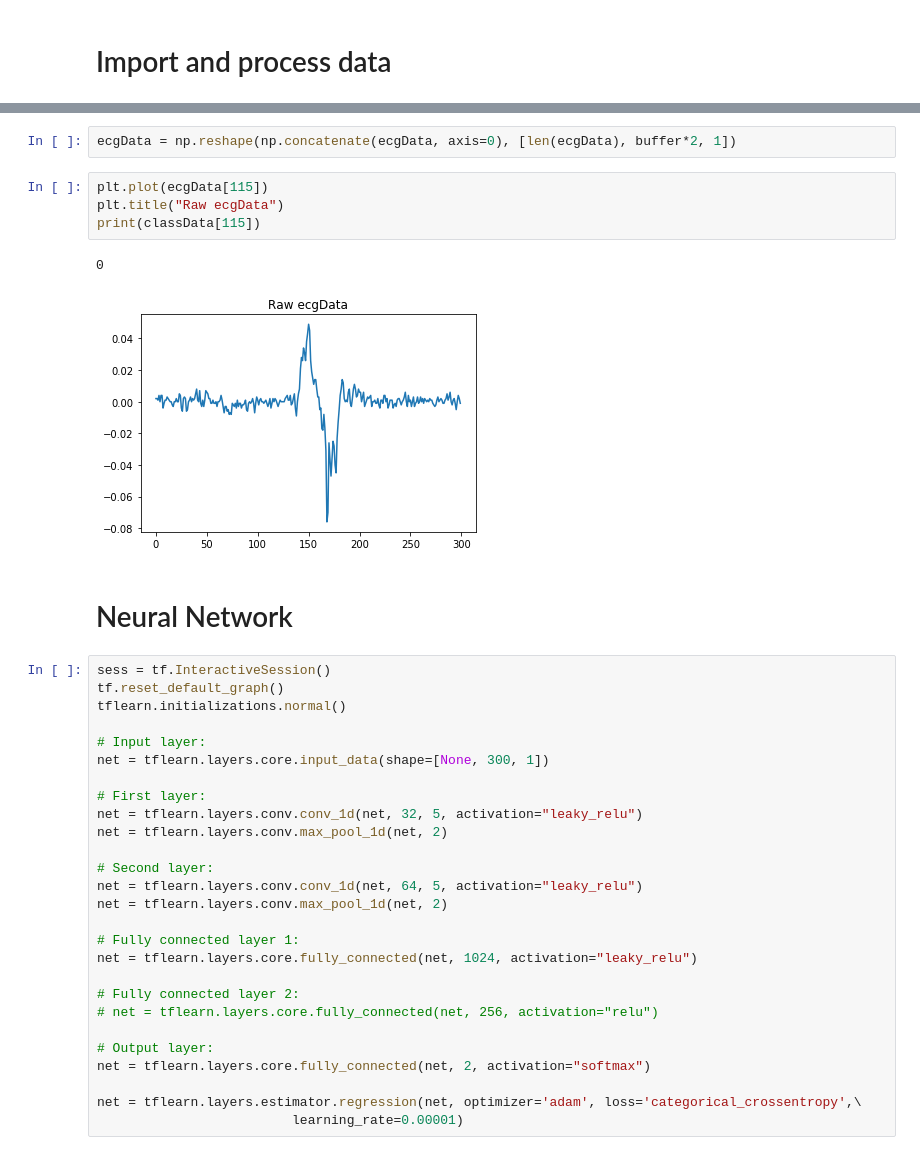
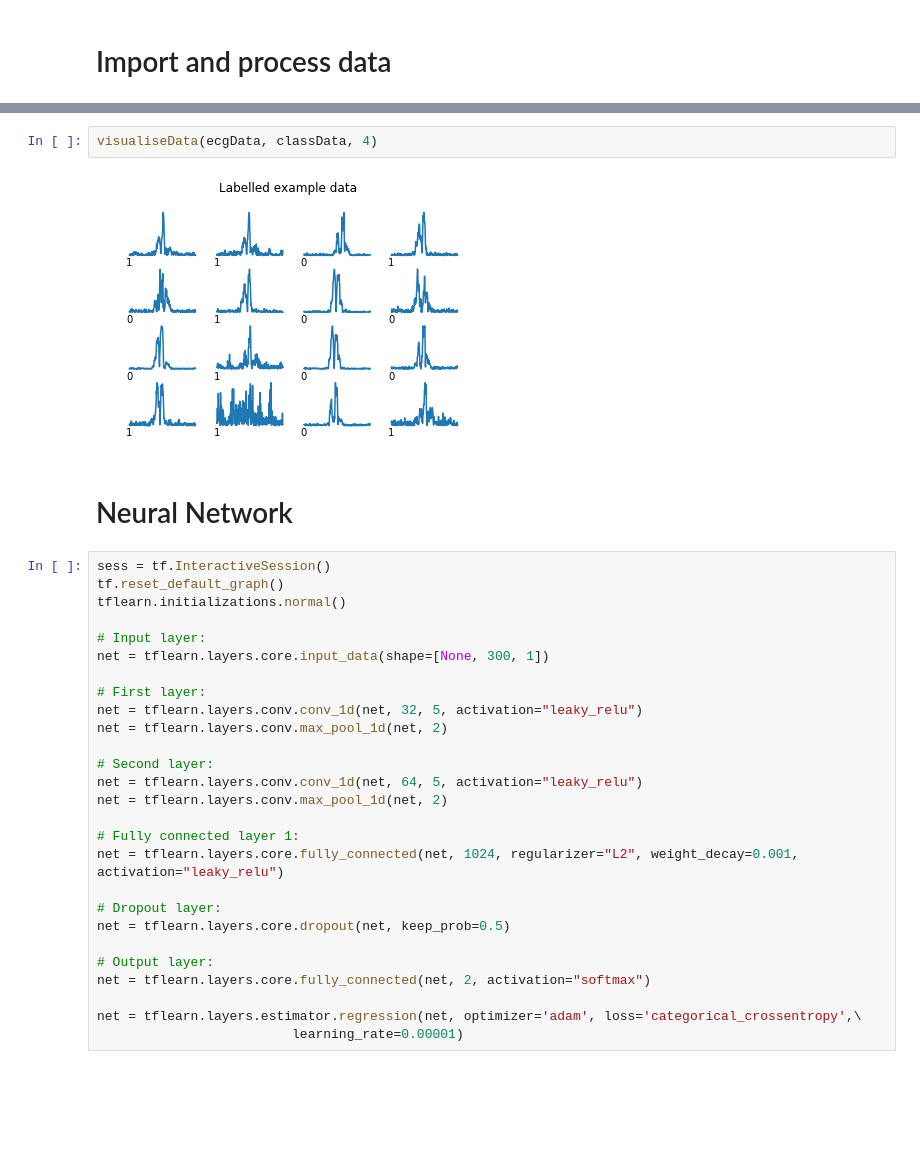
Before and after one commit to Smith42/neuralnet-mcg, a Jupyter notebook: prototypeThree-cleanECG.ipynb, the cells around one changed output, grey strips where cells are left out. Saved outputs shown, nothing was run; the diff lists cells and outputs as text; blank space fills up the shorter version.

```diff
--- a/prototypeThree-cleanECG.ipynb
+++ b/prototypeThree-cleanECG.ipynb
@@ -98,12 +165,7 @@ classDataOH = processClassData(classData)
-# %%
-ecgData = np.reshape(np.concatenate(ecgData, axis=0), [len(ecgData), buffer*2, 1])
-# %%
-plt.plot(ecgData[115])
-plt.title("Raw ecgData")
-print(classData[115])
-# %% [output]
-0
-[figure, removed]
+# %%
+visualiseData(ecgData, classData, 4)
+# %% [output]
+[figure, added]
 # %% [markdown]
 # Neural Network
 # %%
@@ -123,10 +185,10 @@ net = tflearn.layers.conv.conv_1d(net, 64, 5, activation="leaky_relu")
 net = tflearn.layers.conv.max_pool_1d(net, 2)
 
 # Fully connected layer 1:
-net = tflearn.layers.core.fully_connected(net, 1024, activation="leaky_relu")
+net = tflearn.layers.core.fully_connected(net, 1024, regularizer="L2", weight_decay=0.001, activation="leaky_relu")
 
-# Fully connected layer 2:
-# net = tflearn.layers.core.fully_connected(net, 256, activation="relu")
+# Dropout layer:
+net = tflearn.layers.core.dropout(net, keep_prob=0.5)
 
 # Output layer:
 net = tflearn.layers.core.fully_connected(net, 2, activation="softmax")
```
Also changed, not shown: parts of 11 cells of this notebook, 33 other files.
